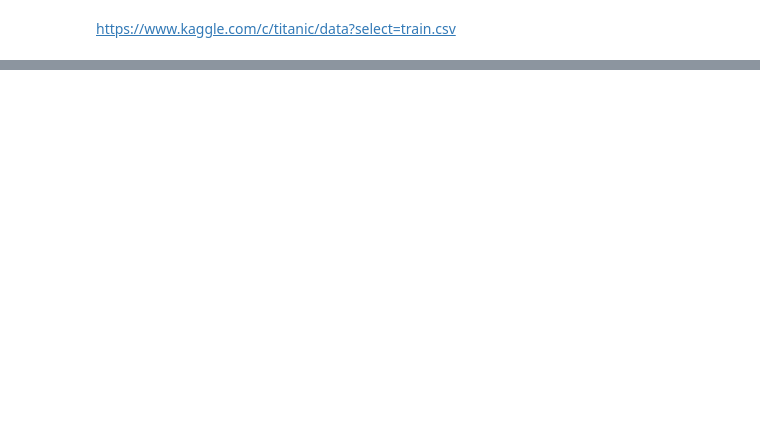
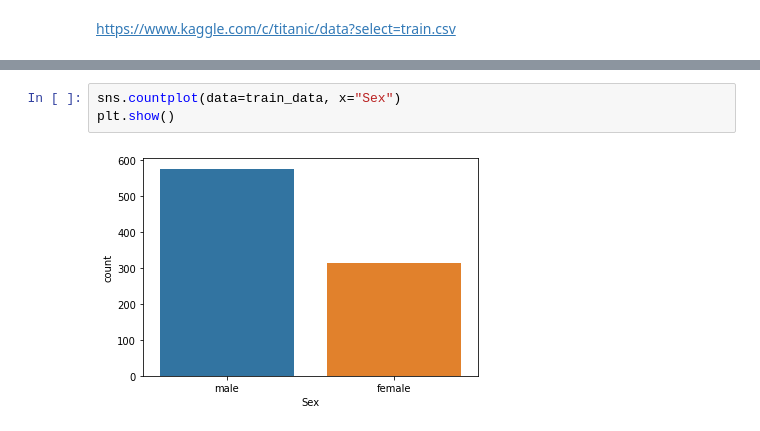
Before and after one commit to wilmerod/Curso-de-introduccion-a-Big-Data-Parte-2-nov2021, a Jupyter notebook: EDA_Titanic.ipynb, the cells around one changed output, grey strips where cells are left out. Cells and saved outputs as stored; diff of their text form; blank space fills up the shorter version.

```diff
--- a/EDA_Titanic.ipynb
+++ b/EDA_Titanic.ipynb
@@ -16,0 +252,5 @@ FileNotFoundError: ignored
+# %%
+sns.countplot(data=train_data, x="Sex")
+plt.show()
+# %% [output]
+[figure, added]
```
Also changed, not shown: parts of 43 cells of this notebook.
